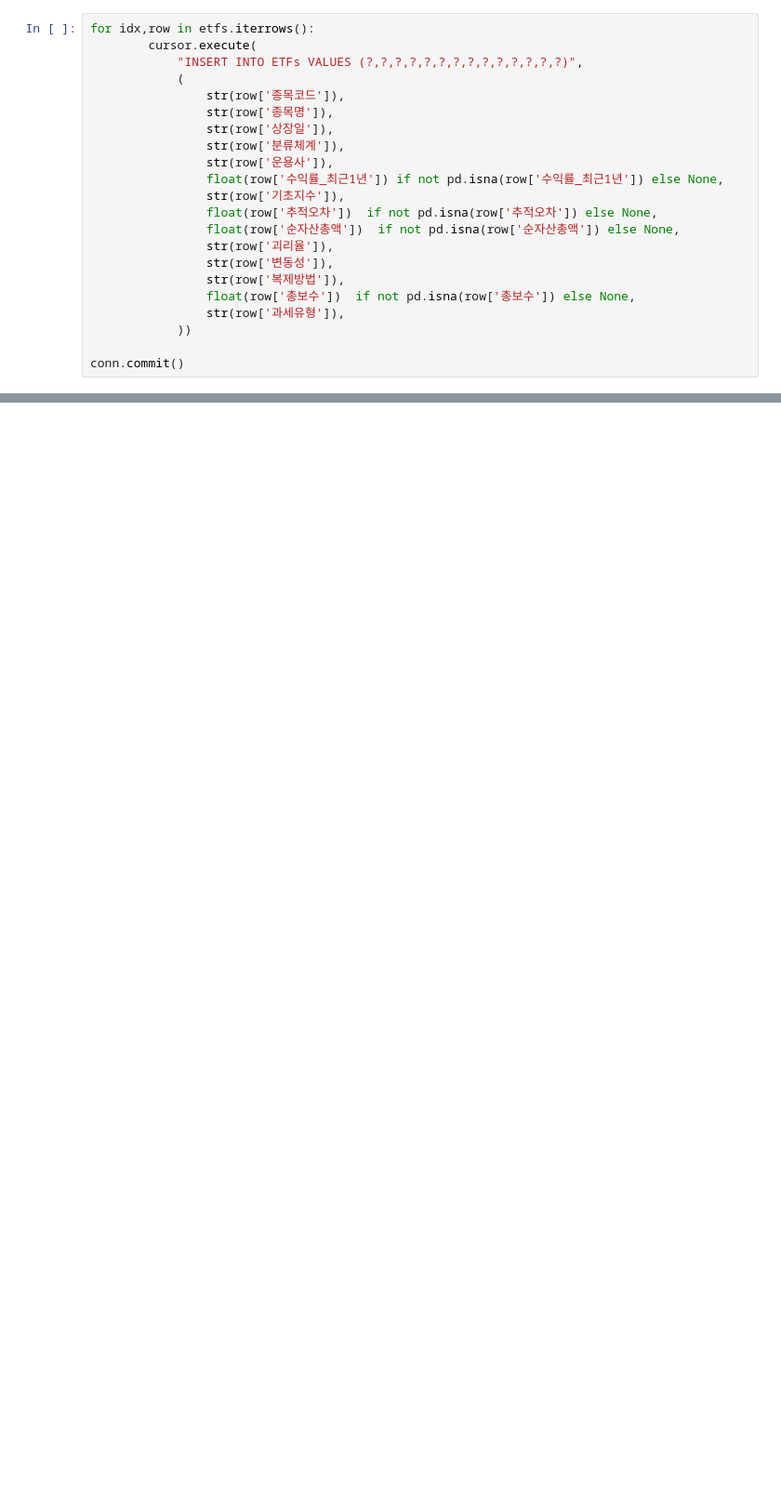
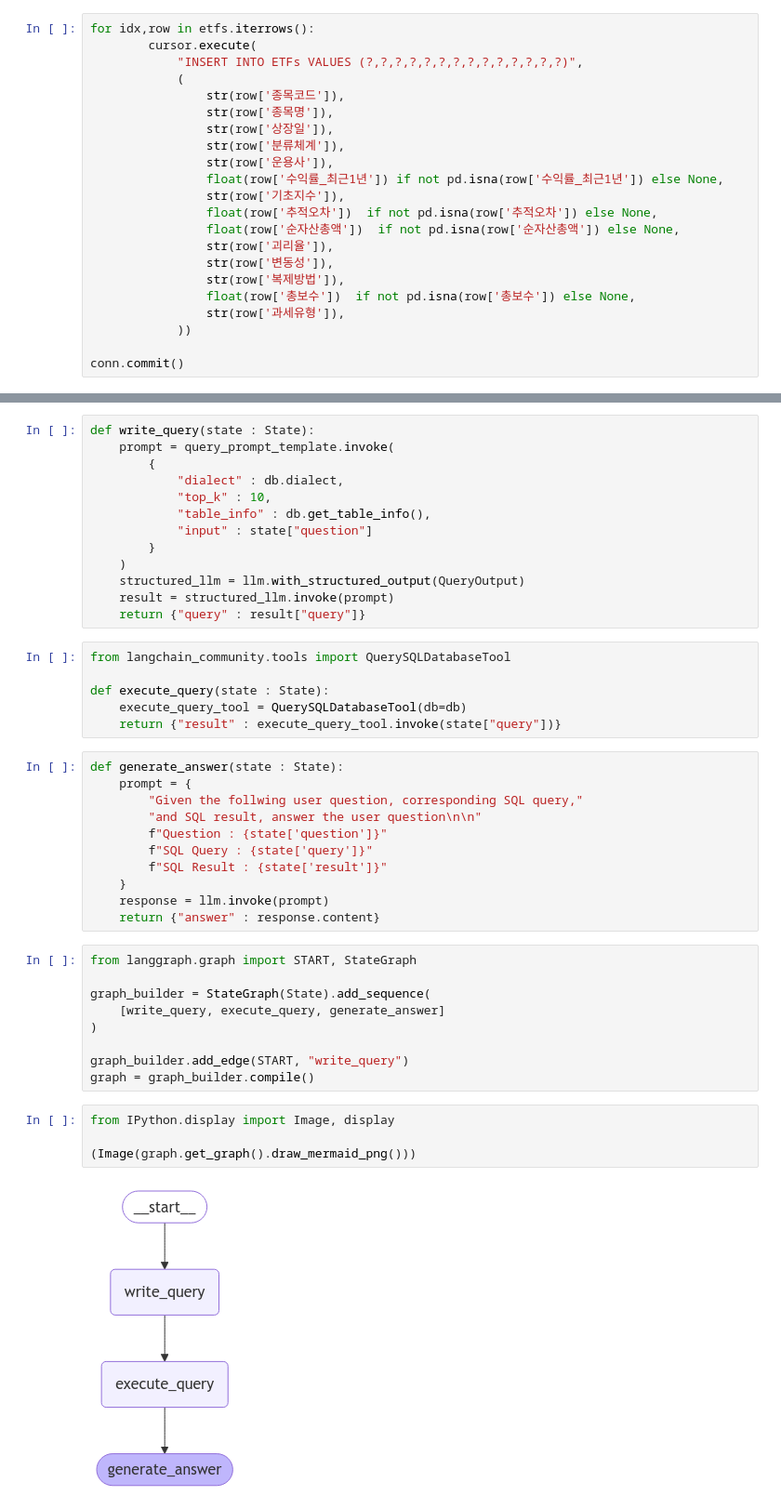
Before and after one commit to ai-hanbv/LLM_Practice, a Jupyter notebook: Modu/0306/text2sql.ipynb, the cells around one changed output, grey strips where cells are left out. Shown at 93% size. Cells and saved outputs as stored; diff of their text form; blank space fills up the shorter version.

```diff
--- a/Modu/0306/text2sql.ipynb
+++ b/Modu/0306/text2sql.ipynb
@@ -63,3 +135,48 @@ print(res)
+# %%
+def write_query(state : State):
+    prompt = query_prompt_template.invoke(
+        {
+            "dialect" : db.dialect,
+            "top_k" : 10,
+            "table_info" : db.get_table_info(),
+            "input" : state["question"]
+        }
+    )
+    structured_llm = llm.with_structured_output(QueryOutput)
+    result = structured_llm.invoke(prompt)
+    return {"query" : result["query"]}
+# %%
+from langchain_community.tools import QuerySQLDatabaseTool
+
+def execute_query(state : State):
+    execute_query_tool = QuerySQLDatabaseTool(db=db)
+    return {"result" : execute_query_tool.invoke(state["query"])}
+# %%
+def generate_answer(state : State):
+    prompt = {
+        "Given the follwing user question, corresponding SQL query,"
+        "and SQL result, answer the user question\n\n"
+        f"Question : {state['question']}"
+        f"SQL Query : {state['query']}"
+        f"SQL Result : {state['result']}"
+    }
+    response = llm.invoke(prompt)
+    return {"answer" : response.content}
+# %%
+from langgraph.graph import START, StateGraph
+
+graph_builder = StateGraph(State).add_sequence(
+    [write_query, execute_query, generate_answer]
+)
+
+graph_builder.add_edge(START, "write_query")
+graph = graph_builder.compile()
+# %%
+from IPython.display import Image, display
+
+(Image(graph.get_graph().draw_mermaid_png()))
+# %% [output]
+[figure, added]
 # %%
 embedding = OllamaEmbeddings(model="bge-m3:latest")
 vector_store = InMemoryVectorStore(
```
Also changed, not shown: parts of 11 cells of this notebook, 6 other files.
